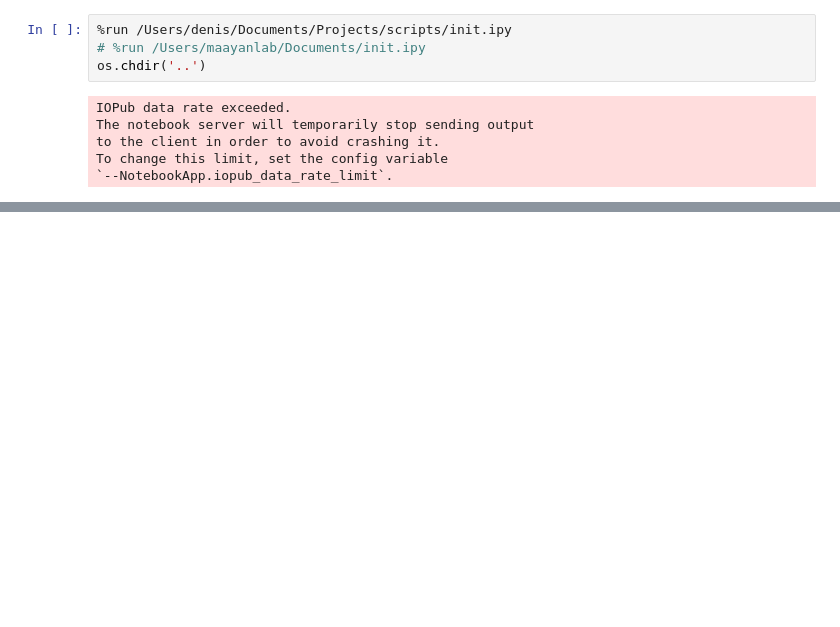
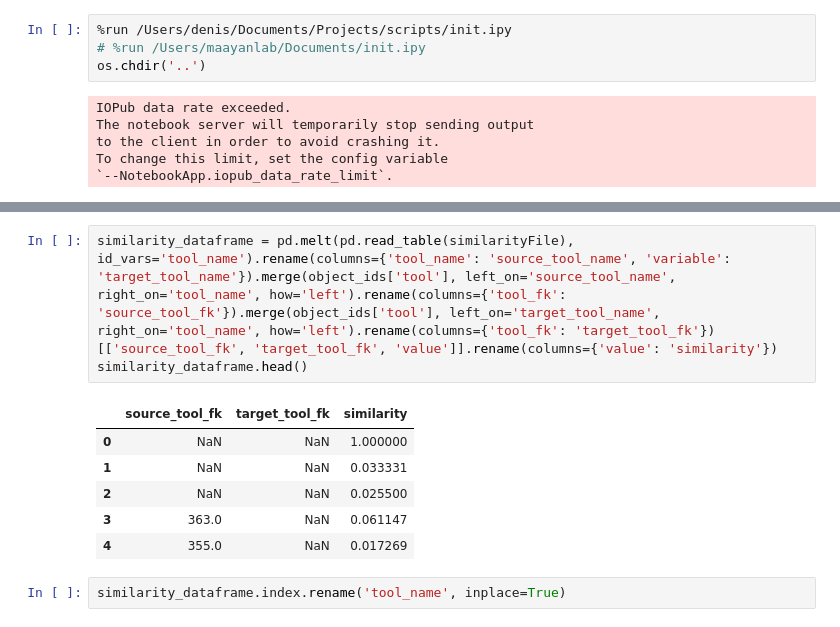
Before and after one commit to MaayanLab/datasets2tools, a Jupyter notebook: updater/pipeline/Development.ipynb, the cells around one changed output, grey strips where cells are left out. Saved outputs shown, nothing was run; the diff lists cells and outputs as text; blank space fills up the shorter version.

```diff
--- a/updater/pipeline/Development.ipynb
+++ b/updater/pipeline/Development.ipynb
@@ -85,0 +131,12 @@ def upload_and_get_ids(dataframe_to_upload, table_name, engine, identifiers={'to
+# %%
+similarity_dataframe = pd.melt(pd.read_table(similarityFile), id_vars='tool_name').rename(columns={'tool_name': 'source_tool_name', 'variable': 'target_tool_name'}).merge(object_ids['tool'], left_on='source_tool_name', right_on='tool_name', how='left').rename(columns={'tool_fk': 'source_tool_fk'}).merge(object_ids['tool'], left_on='target_tool_name', right_on='tool_name', how='left').rename(columns={'tool_fk': 'target_tool_fk'})[['source_tool_fk', 'target_tool_fk', 'value']].rename(columns={'value': 'similarity'})
+similarity_dataframe.head()
+# %% [output]
+|  | source_tool_fk | target_tool_fk | similarity |
+| 0 | NaN | NaN | 1.000000 |
+| 1 | NaN | NaN | 0.033331 |
+| 2 | NaN | NaN | 0.025500 |
+| 3 | 363.0 | NaN | 0.061147 |
+| 4 | 355.0 | NaN | 0.017269 |
+# %%
+similarity_dataframe.index.rename('tool_name', inplace=True)
```
Also changed, not shown: parts of 17 cells of this notebook, 3 other files.
